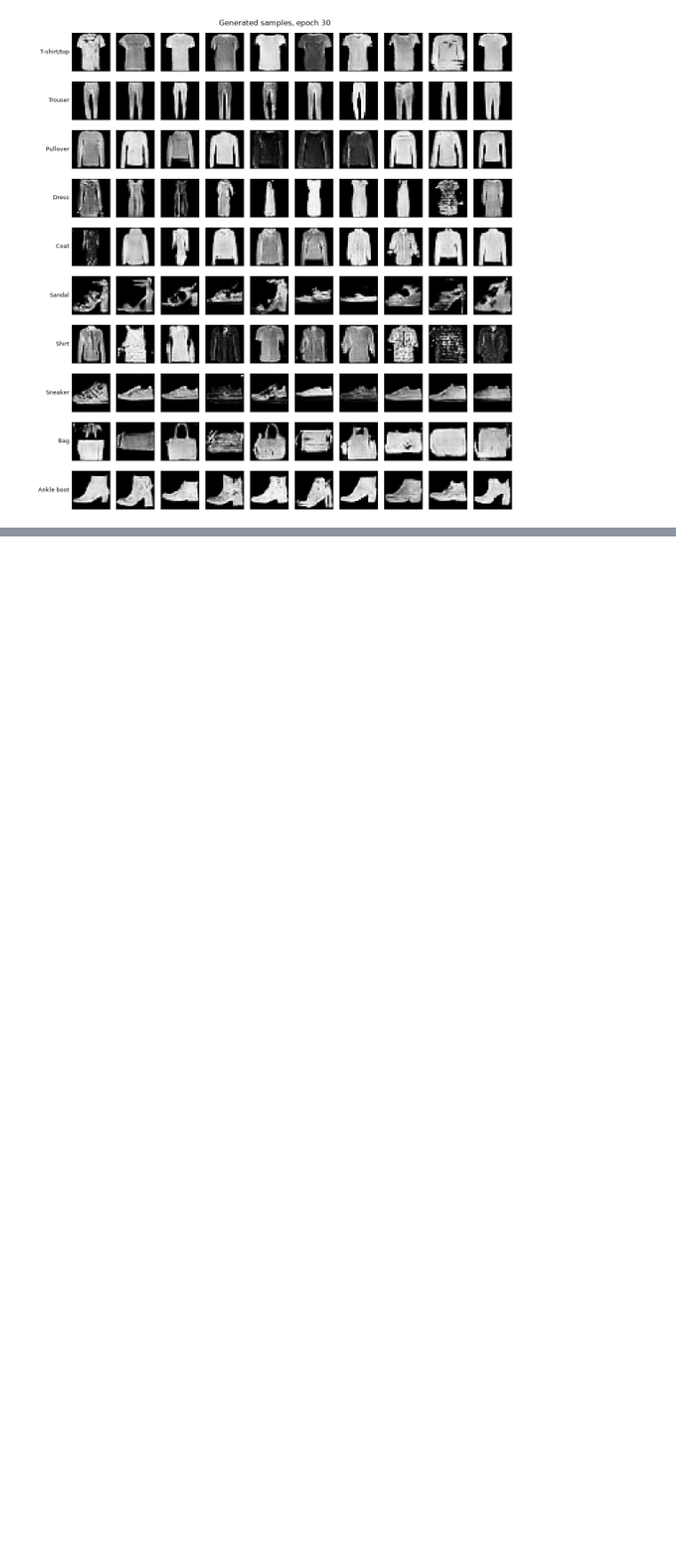
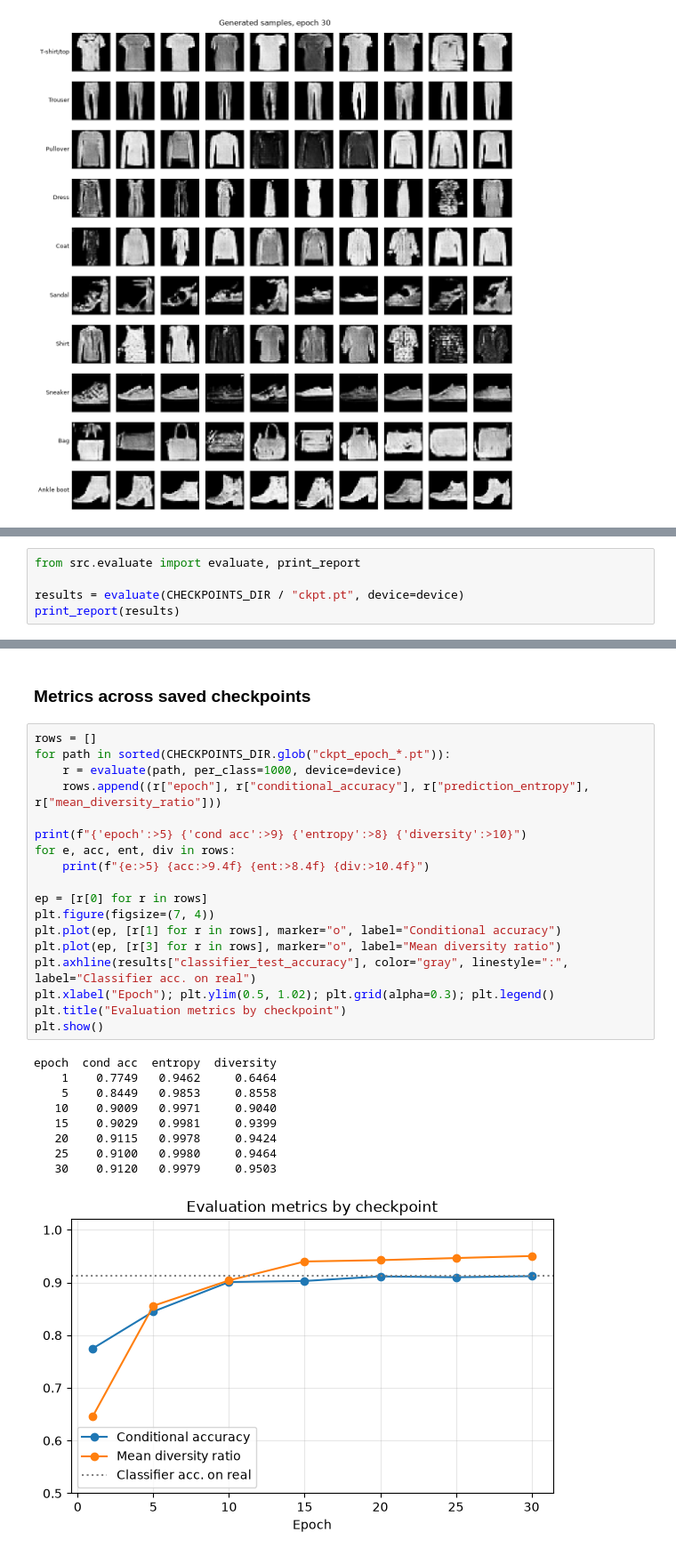
Before and after one commit to AI-IF-TelU/Proyek1-CGAN-ADayInAli, a Jupyter notebook: notebooks/02-ad-cgan-experiments.ipynb, the cells around one changed output, grey strips where cells are left out. Shown at 89% size. Drawn from its saved outputs; the diff is of its cells as text; blank space fills up the shorter version.

```diff
--- a/notebooks/02-ad-cgan-experiments.ipynb
+++ b/notebooks/02-ad-cgan-experiments.ipynb
@@ -245,0 +260,5 @@ Loaded generator from epoch 30
+# %%
+from src.evaluate import evaluate, print_report
+
+results = evaluate(CHECKPOINTS_DIR / "ckpt.pt", device=device)
+print_report(results)
@@ -246 +290,31 @@ Loaded generator from epoch 30
+# %% [markdown]
+### Metrics across saved checkpoints
+# %%
+rows = []
+for path in sorted(CHECKPOINTS_DIR.glob("ckpt_epoch_*.pt")):
+    r = evaluate(path, per_class=1000, device=device)
+    rows.append((r["epoch"], r["conditional_accuracy"], r["prediction_entropy"], r["mean_diversity_ratio"]))
+
+print(f"{'epoch':>5} {'cond acc':>9} {'entropy':>8} {'diversity':>10}")
+for e, acc, ent, div in rows:
+    print(f"{e:>5} {acc:>9.4f} {ent:>8.4f} {div:>10.4f}")
+
+ep = [r[0] for r in rows]
+plt.figure(figsize=(7, 4))
+plt.plot(ep, [r[1] for r in rows], marker="o", label="Conditional accuracy")
+plt.plot(ep, [r[3] for r in rows], marker="o", label="Mean diversity ratio")
+plt.axhline(results["classifier_test_accuracy"], color="gray", linestyle=":", label="Classifier acc. on real")
+plt.xlabel("Epoch"); plt.ylim(0.5, 1.02); plt.grid(alpha=0.3); plt.legend()
+plt.title("Evaluation metrics by checkpoint")
+plt.show()
+# %% [output]
+epoch  cond acc  entropy  diversity
+    1    0.7749   0.9462     0.6464
+    5    0.8449   0.9853     0.8558
+   10    0.9009   0.9971     0.9040
+   15    0.9029   0.9981     0.9399
+   20    0.9115   0.9978     0.9424
+   25    0.9100   0.9980     0.9464
+   30    0.9120   0.9979     0.9503
+[figure, added]
 # %% [markdown]
```
Also changed, not shown: parts of 5 cells of this notebook, 1 other file.
